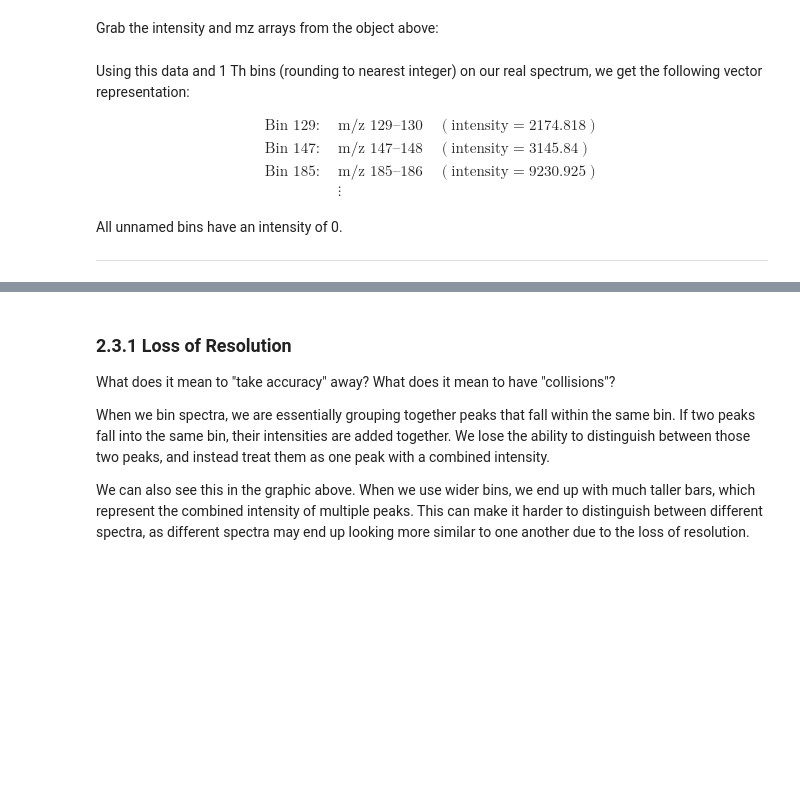
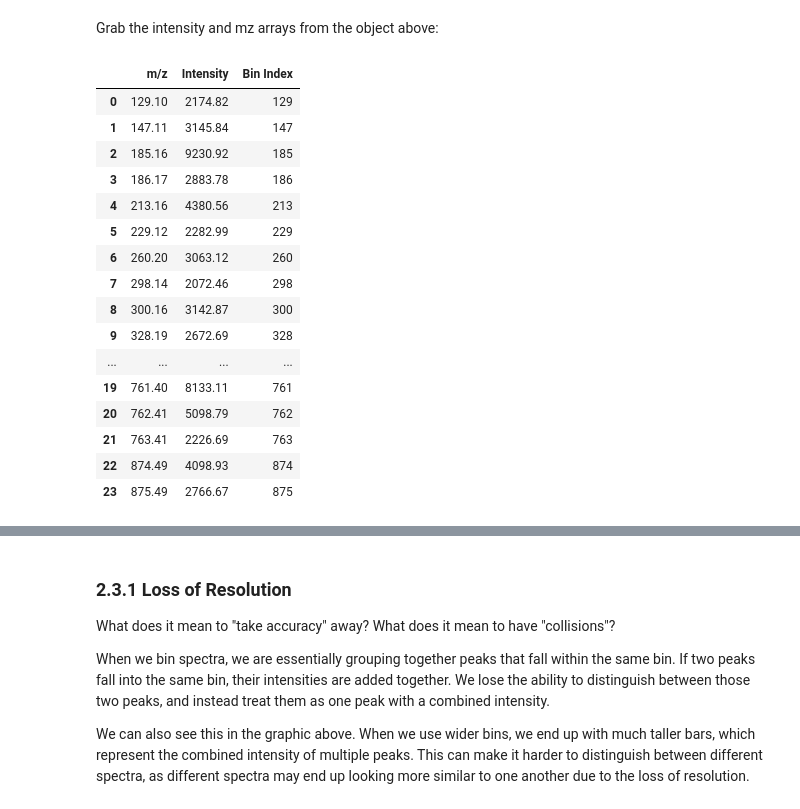
Before and after one commit to Alexander-Sol/MS_spectra_encoding, a Jupyter notebook: 02_Spectral_Hashing_and_OMS.ipynb, the cells around one changed output, grey strips where cells are left out. Drawn from its saved outputs; the diff is of its cells as text; code cells hidden in the pictures; blank space fills up the shorter version.

```diff
--- a/02_Spectral_Hashing_and_OMS.ipynb
+++ b/02_Spectral_Hashing_and_OMS.ipynb
@@ -221,24 +221,31 @@ Grab the intensity and mz arrays from the object above:
 # %%
 # grab the m/z values for each peak from the ms2 object
 spectrum_mz = ms2_spectrum_5672.mz
 # grab the intensity values for each peak from the ms2 object
 spectrum_int = ms2_spectrum_5672.intensity
+# Calculate the bin indices for each peak
+BIN_SIZE = 1
+bin_indices = np.floor(spectrum_mz / BIN_SIZE).astype(int)
 
 # Display the first 10 m/z peaks  as a table
-df = pd.DataFrame({'spectrum_mz': spectrum_mz, 'spectrum_int': spectrum_int})
-display(df.style.format({'spectrum_mz': '{:.2f}', 'spectrum_int': '{:.2f}'}))
+df = pd.DataFrame({'m/z': spectrum_mz, 'Intensity': spectrum_int, 'Bin Index': bin_indices})
+display(df.style.format({'m/z': '{:.2f}', 'Intensity': '{:.2f}', 'Bin Index': '{:.0f}'}))
+# %% [output]
+|  | m/z | Intensity | Bin Index |
+| 0 | 129.10 | 2174.82 | 129 |
+| 1 | 147.11 | 3145.84 | 147 |
+| 2 | 185.16 | 9230.92 | 185 |
+| 3 | 186.17 | 2883.78 | 186 |
+| 4 | 213.16 | 4380.56 | 213 |
+| 5 | 229.12 | 2282.99 | 229 |
+| 6 | 260.20 | 3063.12 | 260 |
+| 7 | 298.14 | 2072.46 | 298 |
+| 8 | 300.16 | 3142.87 | 300 |
+| 9 | 328.19 | 2672.69 | 328 |
+| ... | ... | ... | ... |
+| 19 | 761.40 | 8133.11 | 761 |
+| 20 | 762.41 | 5098.79 | 762 |
+| 21 | 763.41 | 2226.69 | 763 |
+| 22 | 874.49 | 4098.93 | 874 |
+| 23 | 875.49 | 2766.67 | 875 |
-# %% [markdown]
-Using this data and 1 Th bins (rounding to nearest integer) on our real spectrum, we get the following vector representation:
-
-$$
-\begin{align*}
-\text{Bin 129:} & \quad \text{m/z } 129\text{–}130 \quad (\text{intensity} = 2174.818) \\
-\text{Bin 147:} & \quad \text{m/z } 147\text{–}148 \quad (\text{intensity} = 3145.84) \\
-\text{Bin 185:} & \quad \text{m/z } 185\text{–}186 \quad (\text{intensity} = 9230.925) \\
-& \quad \vdots \\
-\end{align*}
-$$
-All unnamed bins have an intensity of 0.
-
----
 # %% [markdown]
```
Also changed, not shown: parts of 1 cell of this notebook.
